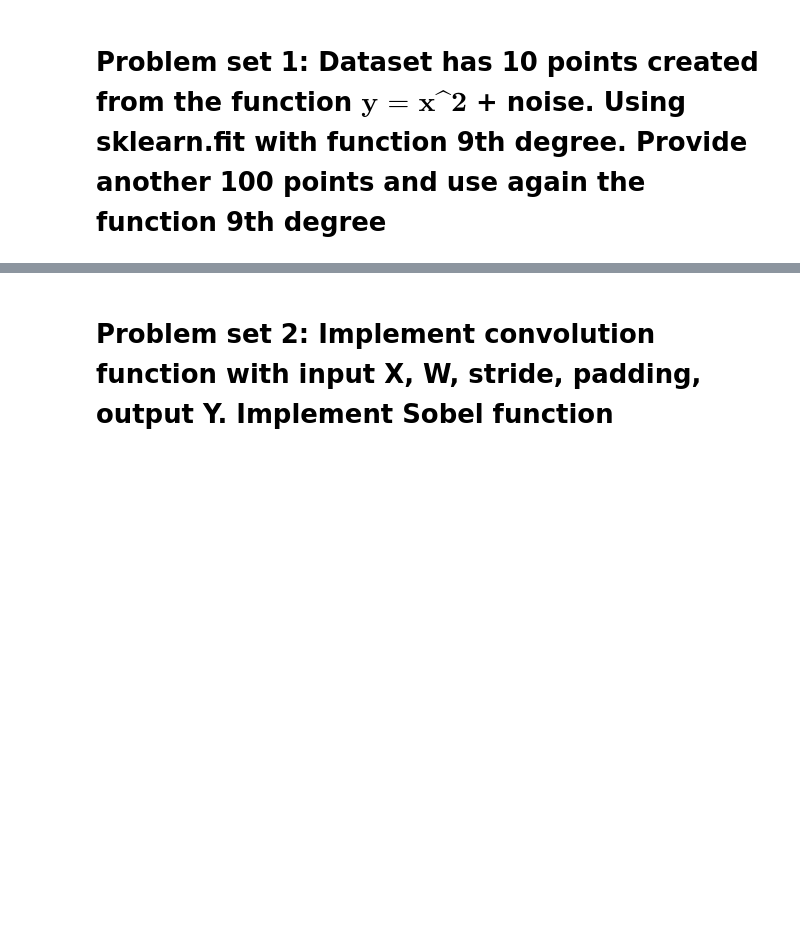
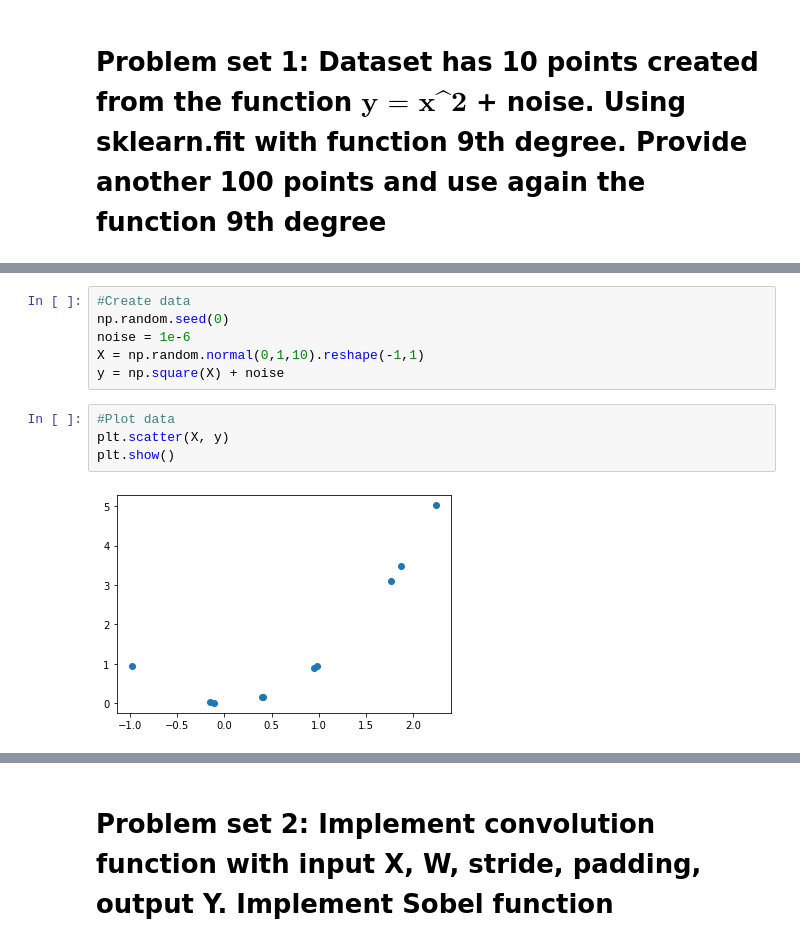
Before and after one commit to chuducthang77/Deep-Learning-project, a Jupyter notebook: Convolution_network.ipynb, the cells around one changed output, grey strips where cells are left out. Saved outputs shown, nothing was run; the diff lists cells and outputs as text; blank space fills up the shorter version.

```diff
--- a/Convolution_network.ipynb
+++ b/Convolution_network.ipynb
@@ -4,0 +12,12 @@
+# %%
+#Create data
+np.random.seed(0)
+noise = 1e-6
+X = np.random.normal(0,1,10).reshape(-1,1)
+y = np.square(X) + noise
+# %%
+#Plot data
+plt.scatter(X, y)
+plt.show()
+# %% [output]
+[figure, added]
```
Also changed, not shown: parts of 29 cells of this notebook.
